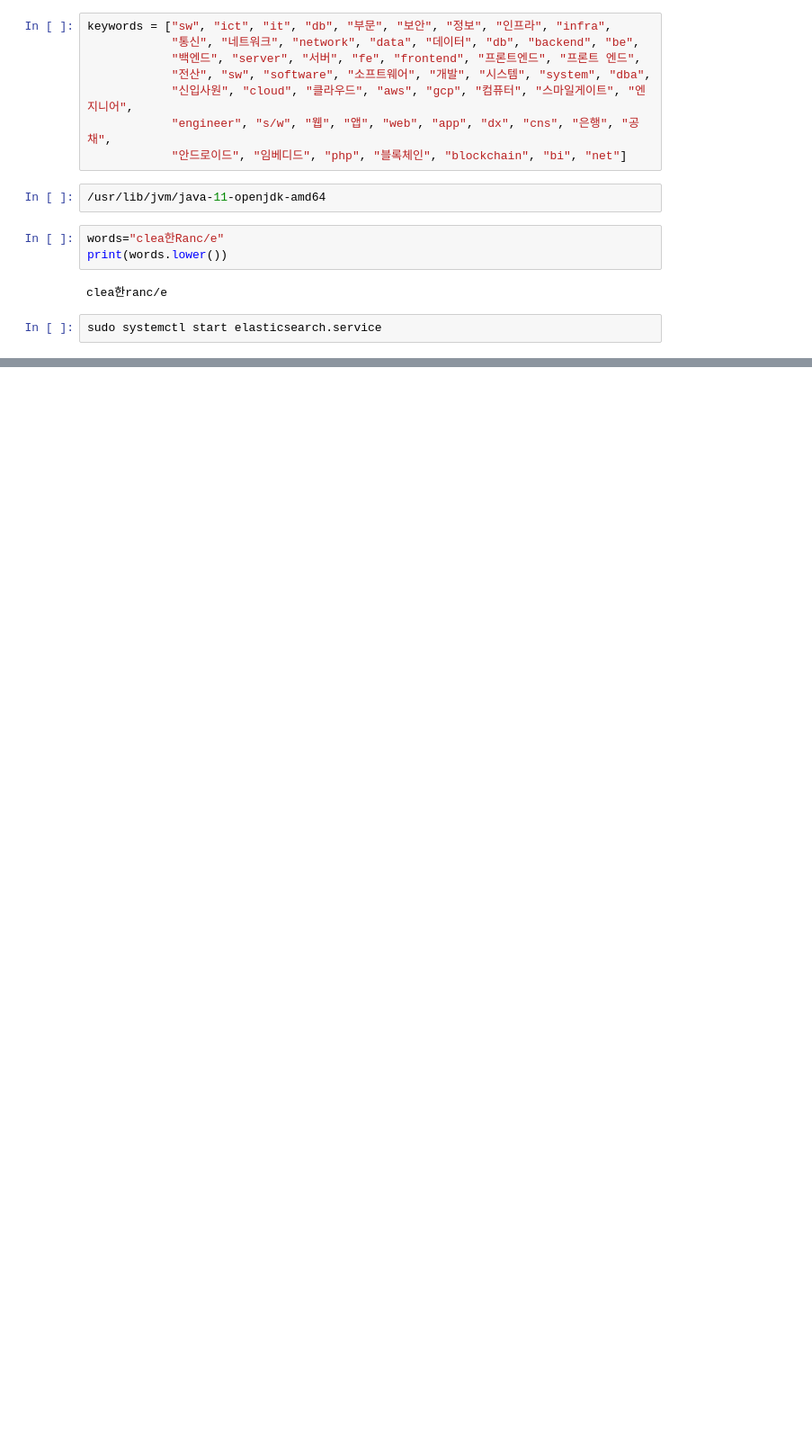
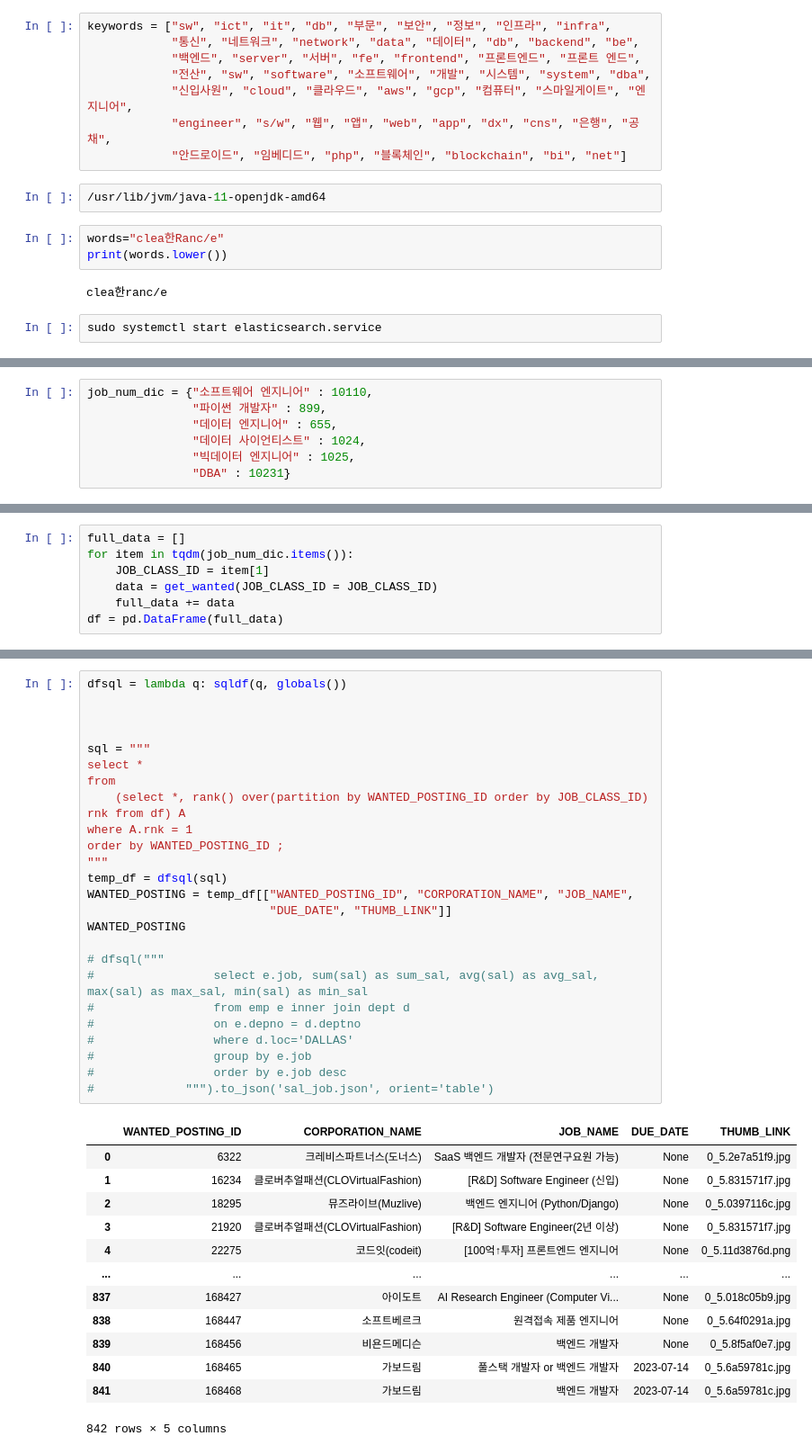
Before and after one commit to djh0211/automative-job-posting-project, a Jupyter notebook: crawling-folder/wanted.ipynb, the cells around one changed output, grey strips where cells are left out. Shown at 90% size. Drawn from its saved outputs; the diff is of its cells as text; blank space fills up the shorter version.

```diff
--- a/crawling-folder/wanted.ipynb
+++ b/crawling-folder/wanted.ipynb
@@ -112,0 +120,7 @@ sudo systemctl start elasticsearch.service
+# %%
+job_num_dic = {"소프트웨어 엔지니어" : 10110,
+               "파이썬 개발자" : 899,
+               "데이터 엔지니어" : 655,
+               "데이터 사이언티스트" : 1024,
+               "빅데이터 엔지니어" : 1025,
+               "DBA" : 10231}
@@ -112,0 +152,7 @@ sudo systemctl start elasticsearch.service
+# %%
+full_data = []
+for item in tqdm(job_num_dic.items()):
+    JOB_CLASS_ID = item[1]
+    data = get_wanted(JOB_CLASS_ID = JOB_CLASS_ID)
+    full_data += data
+df = pd.DataFrame(full_data)
@@ -112,0 +180,39 @@ sudo systemctl start elasticsearch.service
+# %%
+dfsql = lambda q: sqldf(q, globals())
+
+
+
+sql = """
+select *
+from
+    (select *, rank() over(partition by WANTED_POSTING_ID order by JOB_CLASS_ID) rnk from df) A
+where A.rnk = 1
+order by WANTED_POSTING_ID ;
+"""
+temp_df = dfsql(sql)
+WANTED_POSTING = temp_df[["WANTED_POSTING_ID", "CORPORATION_NAME", "JOB_NAME",
+                          "DUE_DATE", "THUMB_LINK"]]
+WANTED_POSTING
+
+# dfsql("""
+#                 select e.job, sum(sal) as sum_sal, avg(sal) as avg_sal, max(sal) as max_sal, min(sal) as min_sal
+#                 from emp e inner join dept d
+#                 on e.depno = d.deptno
+#                 where d.loc='DALLAS'
+#                 group by e.job
+#                 order by e.job desc
+#             """).to_json('sal_job.json', orient='table')
+# %% [output]
+|  | WANTED_POSTING_ID | CORPORATION_NAME | JOB_NAME | DUE_DATE | THUMB_LINK |
+| 0 | 6322 | 크레비스파트너스(도너스) | SaaS 백엔드 개발자 (전문연구요원 가능) | None | 0_5.2e7a51f9.jpg |
+| 1 | 16234 | 클로버추얼패션(CLOVirtualFashion) | [R&D] Software Engineer (신입) | None | 0_5.831571f7.jpg |
+| 2 | 18295 | 뮤즈라이브(Muzlive) | 백엔드 엔지니어 (Python/Django) | None | 0_5.0397116c.jpg |
+| 3 | 21920 | 클로버추얼패션(CLOVirtualFashion) | [R&D] Software Engineer(2년 이상) | None | 0_5.831571f7.jpg |
+| 4 | 22275 | 코드잇(codeit) | [100억↑투자] 프론트엔드 엔지니어 | None | 0_5.11d3876d.png |
+| ... | ... | ... | ... | ... | ... |
+| 837 | 168427 | 아이도트 | AI Research Engineer (Computer Vi... | None | 0_5.018c05b9.jpg |
+| 838 | 168447 | 소프트베르크 | 원격접속 제품 엔지니어 | None | 0_5.64f0291a.jpg |
+| 839 | 168456 | 비욘드메디슨 | 백엔드 개발자 | None | 0_5.8f5af0e7.jpg |
+| 840 | 168465 | 가보드림 | 풀스택 개발자 or 백엔드 개발자 | 2023-07-14 | 0_5.6a59781c.jpg |
+| 841 | 168468 | 가보드림 | 백엔드 개발자 | 2023-07-14 | 0_5.6a59781c.jpg |
+842 rows × 5 columns
```
Also changed, not shown: parts of 5 cells of this notebook, 1 other file.
